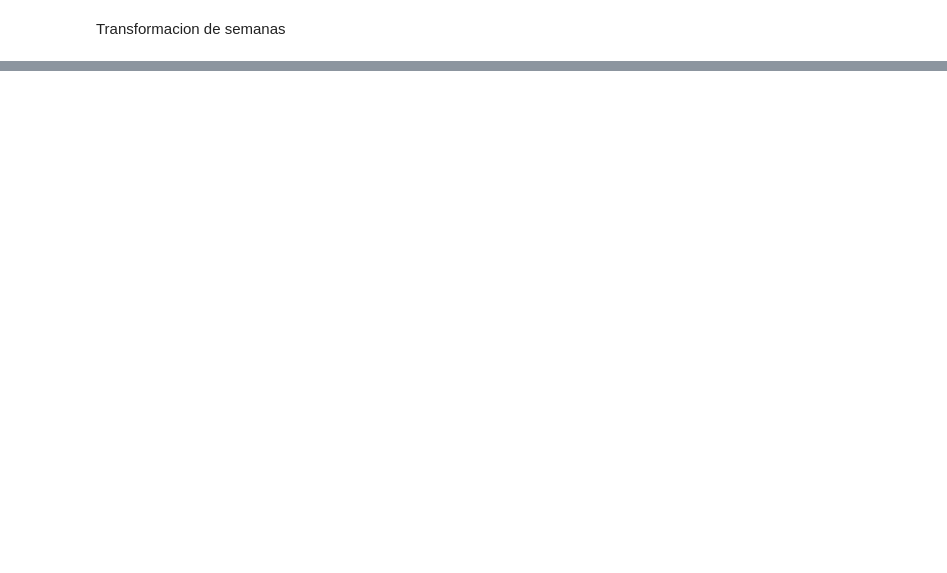
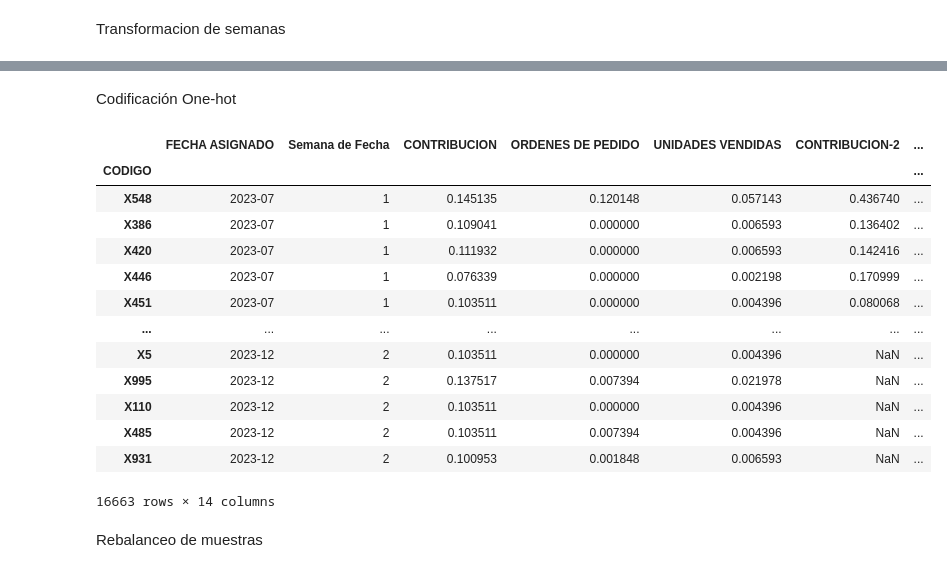
Before and after one commit to christiansakerb/AWS_Random_Forest_Matriz_Boston, a Jupyter notebook: DS_Project.ipynb, the cells around one changed output, grey strips where cells are left out. Cells and saved outputs as stored; diff of their text form; code cells hidden in the pictures; blank space fills up the shorter version.

```diff
--- a/DS_Project.ipynb
+++ b/DS_Project.ipynb
@@ -176,0 +185,3 @@ Ventas_Procesadas.head(3)
+# %%
+Ventas_Procesadas = Ventas_Procesadas.dropna()
+Ventas_Procesadas.head(3)
@@ -176,0 +194,21 @@ Ventas_Procesadas.head(3)
+# %% [markdown]
+Codificación One-hot
+# %%
+Ventas_Procesadas
+# %% [output]
+|  | FECHA ASIGNADO | Semana de Fecha | CONTRIBUCION | ORDENES DE PEDIDO | UNIDADES VENDIDAS | CONTRIBUCION-2 | ... |
+| CODIGO |  |  |  |  |  |  | ... |
+| X548 | 2023-07 | 1 | 0.145135 | 0.120148 | 0.057143 | 0.436740 | ... |
+| X386 | 2023-07 | 1 | 0.109041 | 0.000000 | 0.006593 | 0.136402 | ... |
+| X420 | 2023-07 | 1 | 0.111932 | 0.000000 | 0.006593 | 0.142416 | ... |
+| X446 | 2023-07 | 1 | 0.076339 | 0.000000 | 0.002198 | 0.170999 | ... |
+| X451 | 2023-07 | 1 | 0.103511 | 0.000000 | 0.004396 | 0.080068 | ... |
+| ... | ... | ... | ... | ... | ... | ... | ... |
+| X5 | 2023-12 | 2 | 0.103511 | 0.000000 | 0.004396 | NaN | ... |
+| X995 | 2023-12 | 2 | 0.137517 | 0.007394 | 0.021978 | NaN | ... |
+| X110 | 2023-12 | 2 | 0.103511 | 0.000000 | 0.004396 | NaN | ... |
+| X485 | 2023-12 | 2 | 0.103511 | 0.007394 | 0.004396 | NaN | ... |
+| X931 | 2023-12 | 2 | 0.100953 | 0.001848 | 0.006593 | NaN | ... |
+16663 rows × 14 columns
+# %% [markdown]
+Rebalanceo de muestras
```
Also changed, not shown: parts of 6 cells of this notebook.
